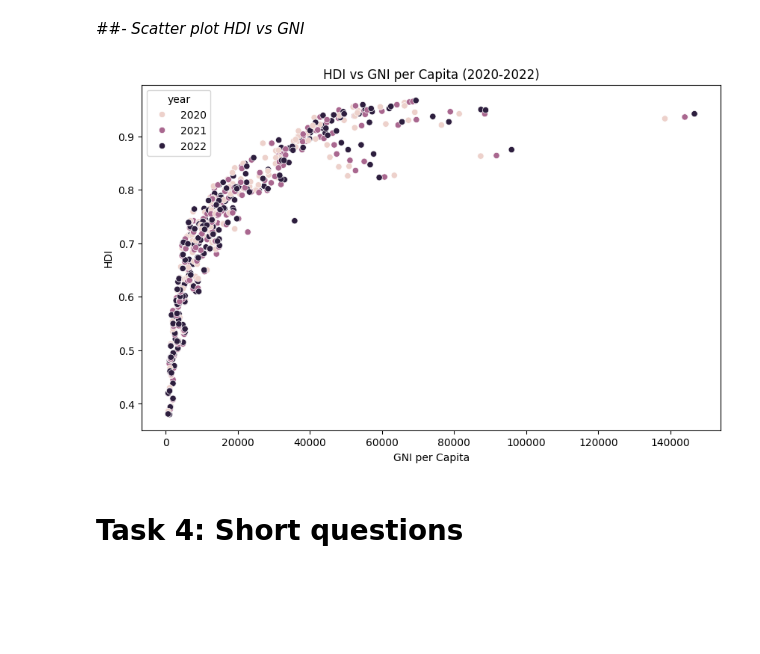
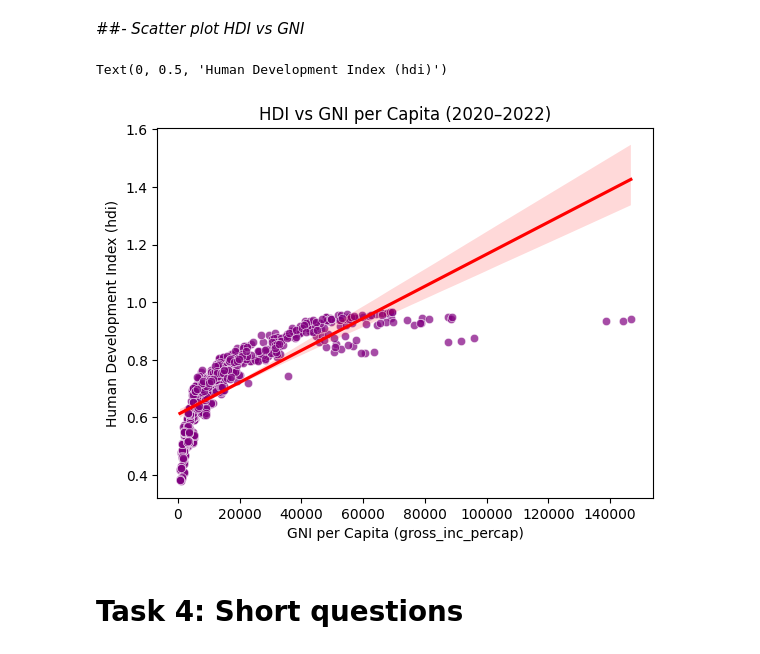
Before and after one commit to np02cs4a240117-art/AI, a Jupyter notebook: 2514120_AmitGangai.ipynb, the cells around one changed output. Saved outputs shown, nothing was run; the diff lists cells and outputs as text; code cells hidden in the pictures; blank space fills up the shorter version.

```diff
--- a/2514120_AmitGangai.ipynb
+++ b/2514120_AmitGangai.ipynb
@@ -319,14 +308,28 @@ Observation: Median HDI increased in 2022 – possible recovery after COVID.
 # %% [markdown]
 ##*- Scatter plot HDI vs GNI*
 # %%
-plt.figure(figsize=(10,6))
-sns.scatterplot(data=years_data, x='gross_inc_percap', y='hdi', hue='year')
-plt.title('HDI vs GNI per Capita (2020-2022)')
-plt.xlabel('GNI per Capita')
-plt.ylabel('HDI')
-plt.show()
+sns.scatterplot(
+    data=years_data,
+    x='gross_inc_percap',
+    y='hdi',
+    color='purple',
+    alpha=0.7
+)
+
+sns.regplot(
+    data=years_data,
+    x='gross_inc_percap',
+    y='hdi',
+    scatter=False,
+    color='red'
+)
+
+plt.title("HDI vs GNI per Capita (2020–2022)")
+plt.xlabel("GNI per Capita (gross_inc_percap)")
+plt.ylabel("Human Development Index (hdi)")
 # %% [output]
+Text(0, 0.5, 'Human Development Index (hdi)')
-[figure, old version]
+[figure, new version]
 # %% [markdown]
 # Task 4: Short questions
 # %%
```
Also changed, not shown: parts of 13 cells of this notebook.
